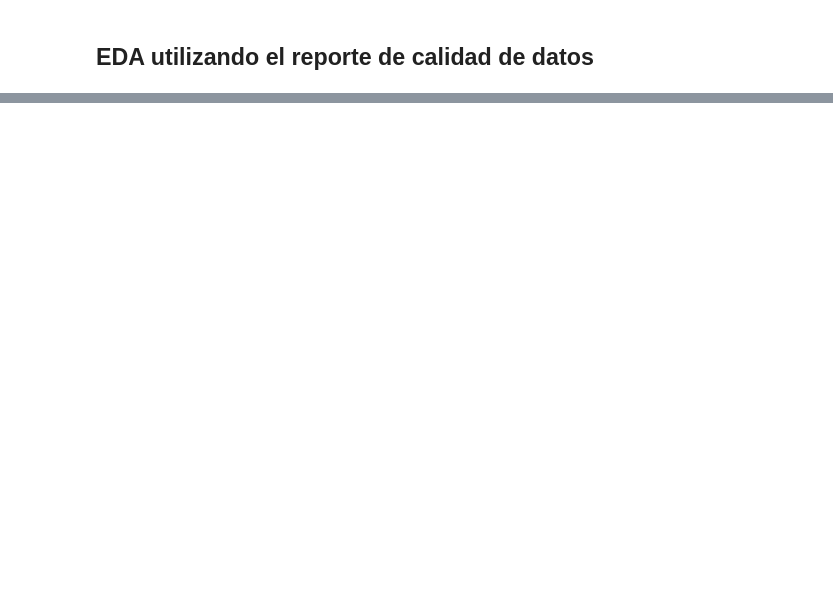
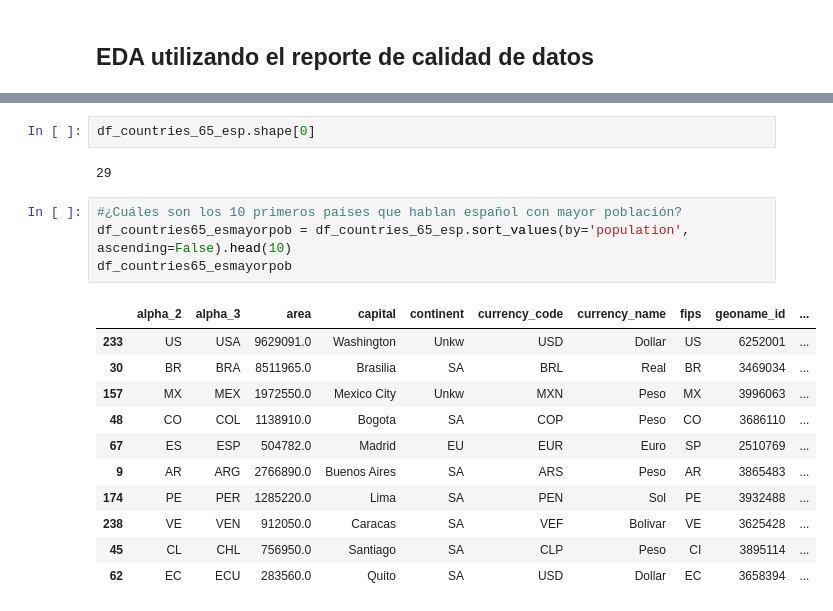
Before and after one commit to gdesirena/CDIN_O2024, a Jupyter notebook: Modulo1_Clase_Resuelta/3.- EDA.ipynb, the cells around one changed output, grey strips where cells are left out. Cells and saved outputs as stored; diff of their text form; blank space fills up the shorter version.

```diff
--- a/Modulo1_Clase_Resuelta/3.- EDA.ipynb
+++ b/Modulo1_Clase_Resuelta/3.- EDA.ipynb
@@ -596,0 +917,20 @@ casado con 'C', y si es divorciado entonces con 'D', missing 'm'
+# %%
+df_countries_65_esp.shape[0]
+# %% [output]
+29
+# %%
+#¿Cuáles son los 10 primeros países que hablan español con mayor población?
+df_countries65_esmayorpob = df_countries_65_esp.sort_values(by='population', ascending=False).head(10)
+df_countries65_esmayorpob
+# %% [output]
+|  | alpha_2 | alpha_3 | area | capital | continent | currency_code | currency_name | fips | geoname_id | ... |
+| 233 | US | USA | 9629091.0 | Washington | Unkw | USD | Dollar | US | 6252001 | ... |
+| 30 | BR | BRA | 8511965.0 | Brasilia | SA | BRL | Real | BR | 3469034 | ... |
+| 157 | MX | MEX | 1972550.0 | Mexico City | Unkw | MXN | Peso | MX | 3996063 | ... |
+| 48 | CO | COL | 1138910.0 | Bogota | SA | COP | Peso | CO | 3686110 | ... |
+| 67 | ES | ESP | 504782.0 | Madrid | EU | EUR | Euro | SP | 2510769 | ... |
+| 9 | AR | ARG | 2766890.0 | Buenos Aires | SA | ARS | Peso | AR | 3865483 | ... |
+| 174 | PE | PER | 1285220.0 | Lima | SA | PEN | Sol | PE | 3932488 | ... |
+| 238 | VE | VEN | 912050.0 | Caracas | SA | VEF | Bolivar | VE | 3625428 | ... |
+| 45 | CL | CHL | 756950.0 | Santiago | SA | CLP | Peso | CI | 3895114 | ... |
+| 62 | EC | ECU | 283560.0 | Quito | SA | USD | Dollar | EC | 3658394 | ... |
```
Also changed, not shown: parts of 41 cells of this notebook.
